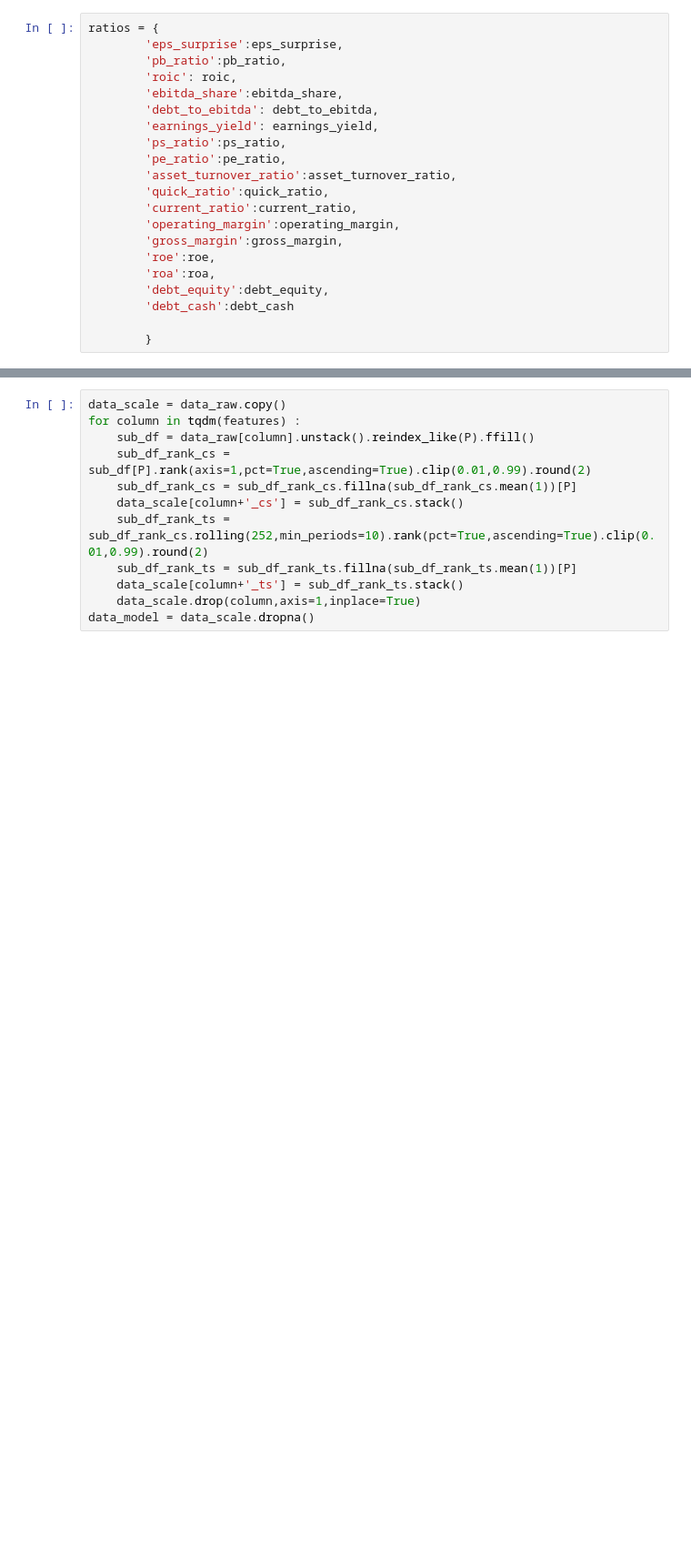
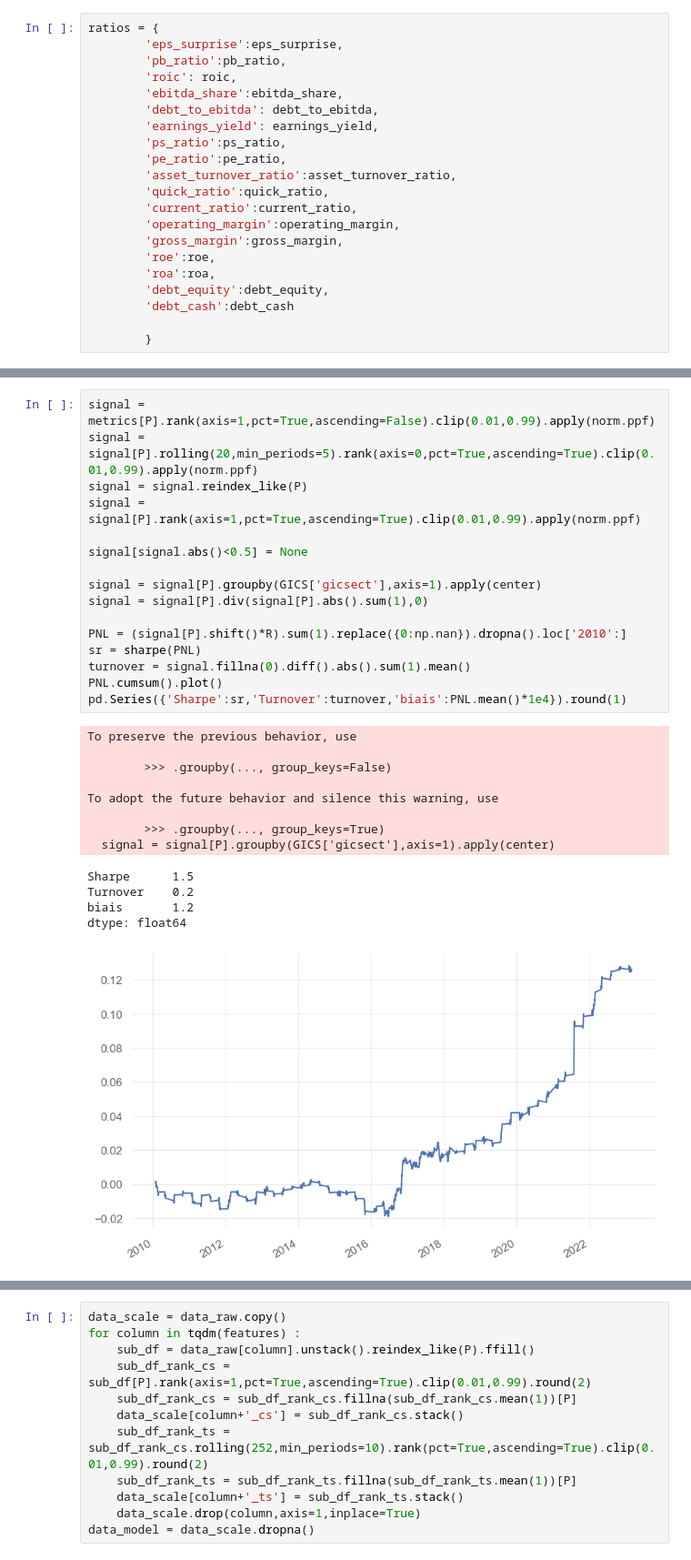
Before and after one commit to nabz78350/backtesting, a Jupyter notebook: alpha_github.ipynb, the cells around one changed output, grey strips where cells are left out. Shown at 91% size. Cells and saved outputs as stored; diff of their text form; blank space fills up the shorter version.

```diff
--- a/alpha_github.ipynb
+++ b/alpha_github.ipynb
@@ -209,3 +180,33 @@ ratios = {
+# %%
+signal = metrics[P].rank(axis=1,pct=True,ascending=False).clip(0.01,0.99).apply(norm.ppf)
+signal = signal[P].rolling(20,min_periods=5).rank(axis=0,pct=True,ascending=True).clip(0.01,0.99).apply(norm.ppf)
+signal = signal.reindex_like(P)
+signal = signal[P].rank(axis=1,pct=True,ascending=True).clip(0.01,0.99).apply(norm.ppf)
+
+signal[signal.abs()<0.5] = None
+
+signal = signal[P].groupby(GICS['gicsect'],axis=1).apply(center)
+signal = signal[P].div(signal[P].abs().sum(1),0)
+
+PNL = (signal[P].shift()*R).sum(1).replace({0:np.nan}).dropna().loc['2010':]
+sr = sharpe(PNL)
+turnover = signal.fillna(0).diff().abs().sum(1).mean()
+PNL.cumsum().plot()
+pd.Series({'Sharpe':sr,'Turnover':turnover,'biais':PNL.mean()*1e4}).round(1)
+# %% [output]
+To preserve the previous behavior, use
+
+        >>> .groupby(..., group_keys=False)
+
+To adopt the future behavior and silence this warning, use
+
+        >>> .groupby(..., group_keys=True)
+  signal = signal[P].groupby(GICS['gicsect'],axis=1).apply(center)
+Sharpe      1.5
+Turnover    0.2
+biais       1.2
+dtype: float64
+[figure, added]
 # %%
 result_df = pd.DataFrame()
 
```
Also changed, not shown: parts of 12 cells of this notebook, 4 other files.
